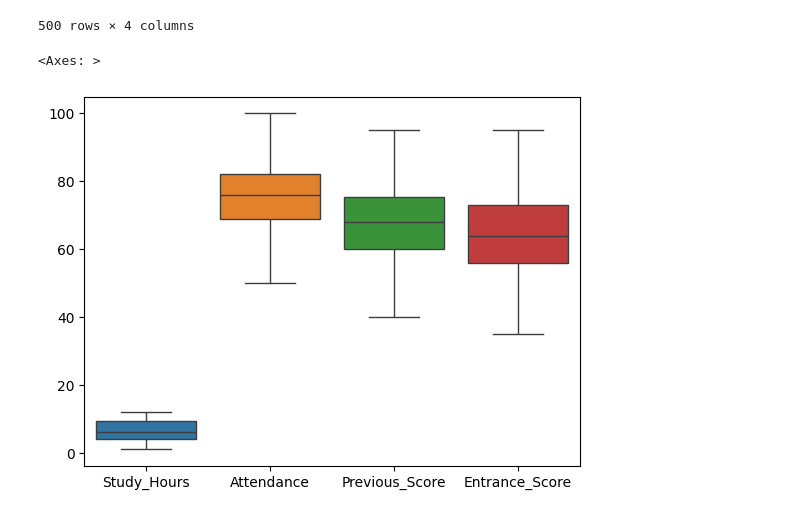
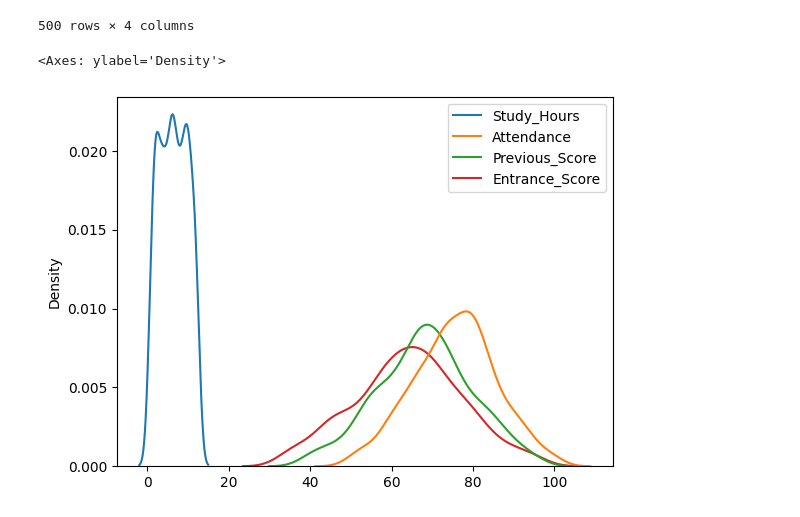
Before and after one commit to data-spice/AI_LESSON, a Jupyter notebook: practice/logistic_reg2.ipynb, the cells around one changed output. Saved outputs shown, nothing was run; the diff lists cells and outputs as text; code cells hidden in the pictures.

```diff
--- a/practice/logistic_reg2.ipynb
+++ b/practice/logistic_reg2.ipynb
@@ -29,7 +29,7 @@ x
 500 rows × 4 columns
 # %%
 import seaborn as sns
-sns.pboxlot(df)
+sns.kdeplot(df)
 # %% [output]
-<Axes: >
+<Axes: ylabel='Density'>
-[figure, old version]
+[figure, new version]
```
Also changed, not shown: parts of 12 cells of this notebook, 3 other files.
